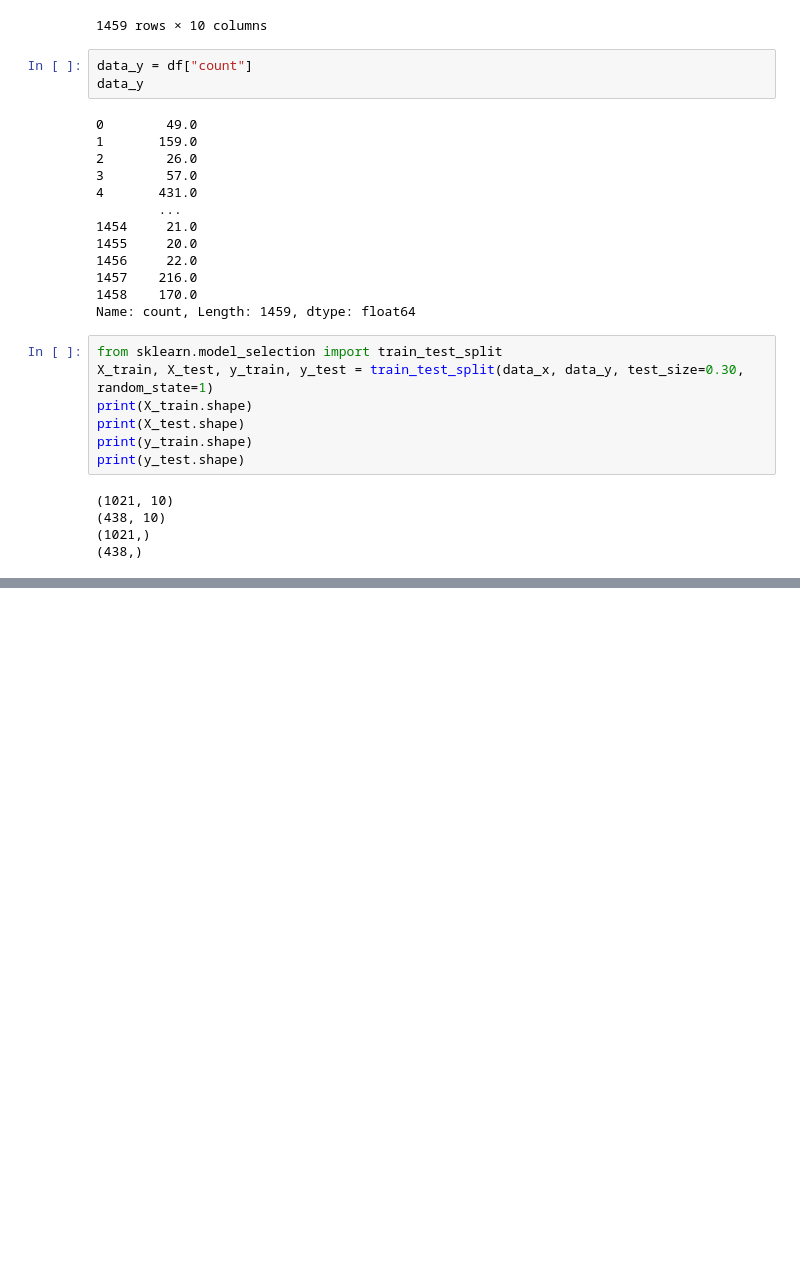
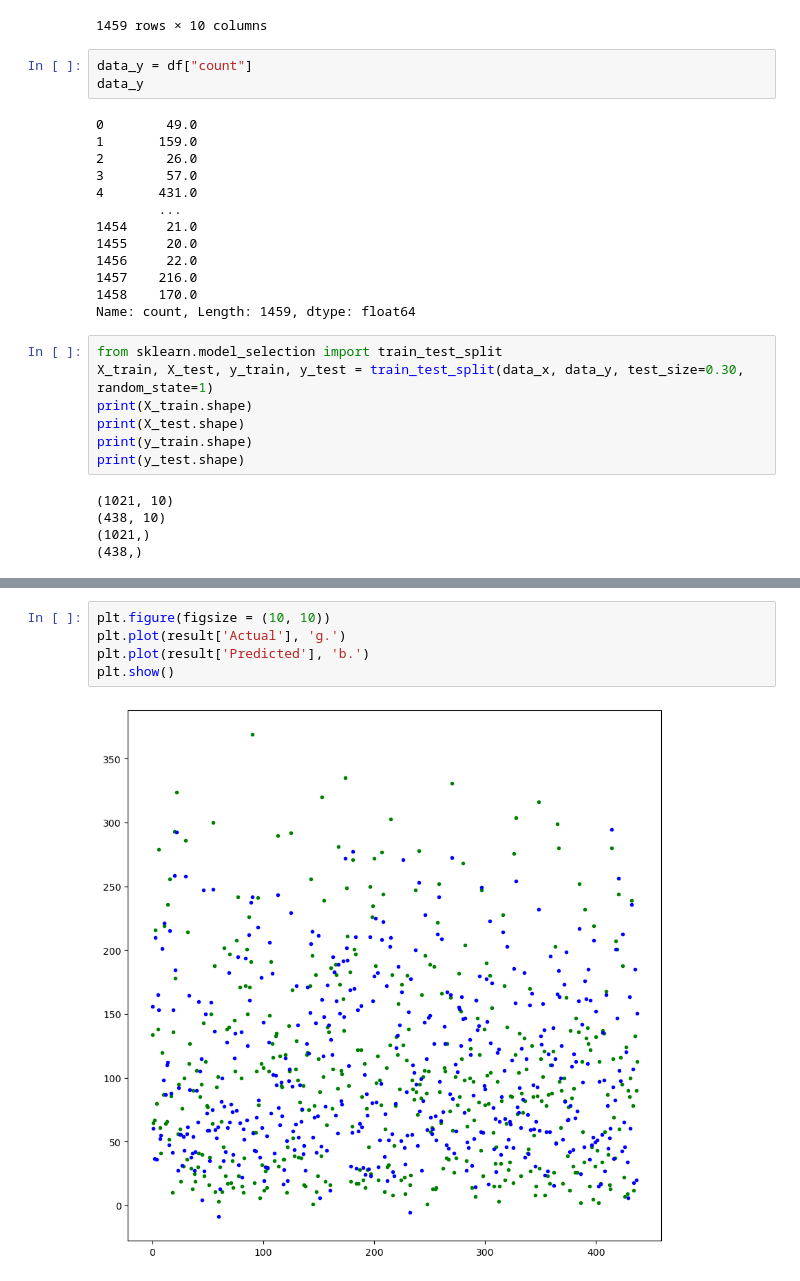
Before and after one commit to lifejade/ML_Assignment, a Jupyter notebook: ML_Bike_Rental.ipynb, the cells around one changed output, grey strips where cells are left out. Cells and saved outputs as stored; diff of their text form; blank space fills up the shorter version.

```diff
--- a/ML_Bike_Rental.ipynb
+++ b/ML_Bike_Rental.ipynb
@@ -119,0 +167,7 @@ print(MSE)
+# %%
+plt.figure(figsize = (10, 10))
+plt.plot(result['Actual'], 'g.')
+plt.plot(result['Predicted'], 'b.')
+plt.show()
+# %% [output]
+[figure, added]
```
Also changed, not shown: parts of 11 cells of this notebook, 2 other files.
